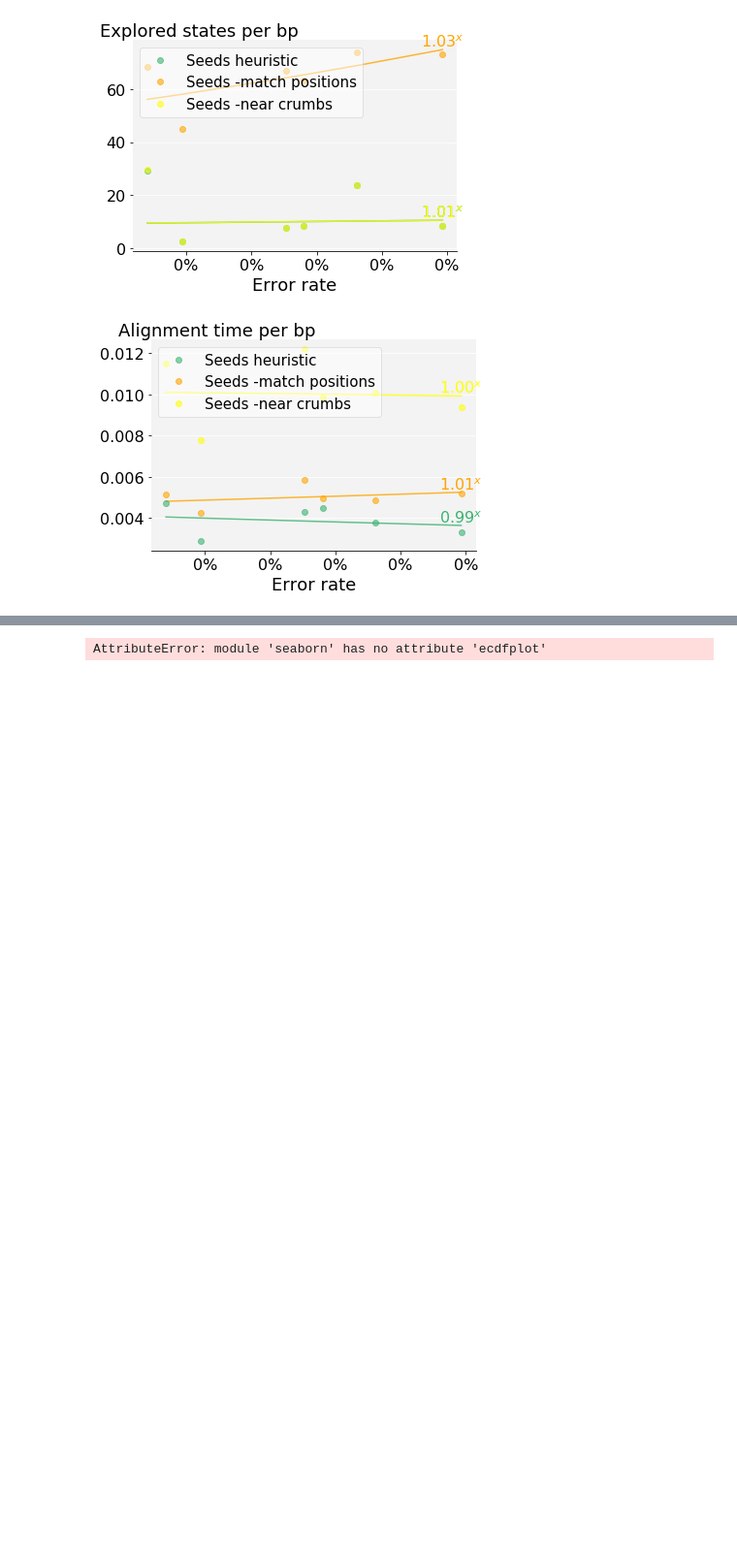
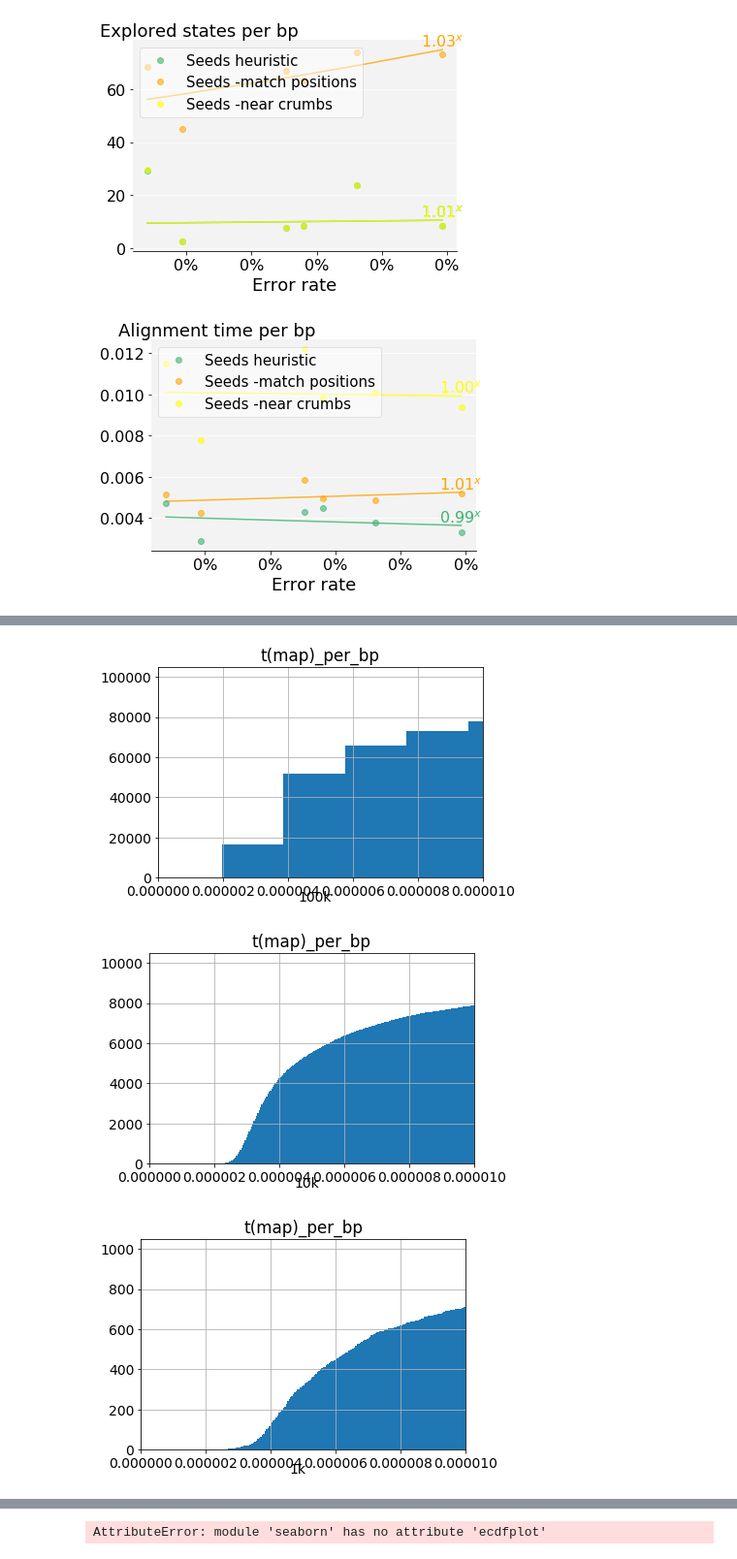
Before and after one commit to eth-sri/astarix, a Jupyter notebook: evals/astar_vs_dijkstra.ipynb, the cells around one changed output, grey strips where cells are left out. Shown at 97% size. Saved outputs shown, nothing was run; the diff lists cells and outputs as text; code cells hidden in the pictures; blank space fills up the shorter version.

```diff
--- a/evals/astar_vs_dijkstra.ipynb
+++ b/evals/astar_vs_dijkstra.ipynb
@@ -483,0 +494,19 @@ import seaborn as sns
+# %%
+#import numpy as np
+#import seaborn as sns
+#fig = plt.figure()
+#ax = fig.add_subplot(111)
+#x = np.random.randn(200)
+#kwargs = {'cumulative': True}
+
+for df, label in [(df100k, '100k'), (df10k, '10k'), (df1k, '1k')]:
+    fig, ax = plt.subplots(nrows=1, ncols=1)
+    df.hist(column='t(map)_per_bp', ax=ax, bins=20000, log=False, cumulative=True)
+    ax.set_xlim((0.0, 0.00001))
+    ax.set_ylim(bottom=0.0)
+    fig.text(0.5, 0.04, label, ha='center')
+    #sns.distplot(df['t(map)_per_bp'], hist_kws=kwargs, kde_kws=kwargs)
+# %% [output]
+[figure, added]
+[figure, added]
+[figure, added]
```
Also changed, not shown: parts of 4 cells of this notebook, 5 other files.
